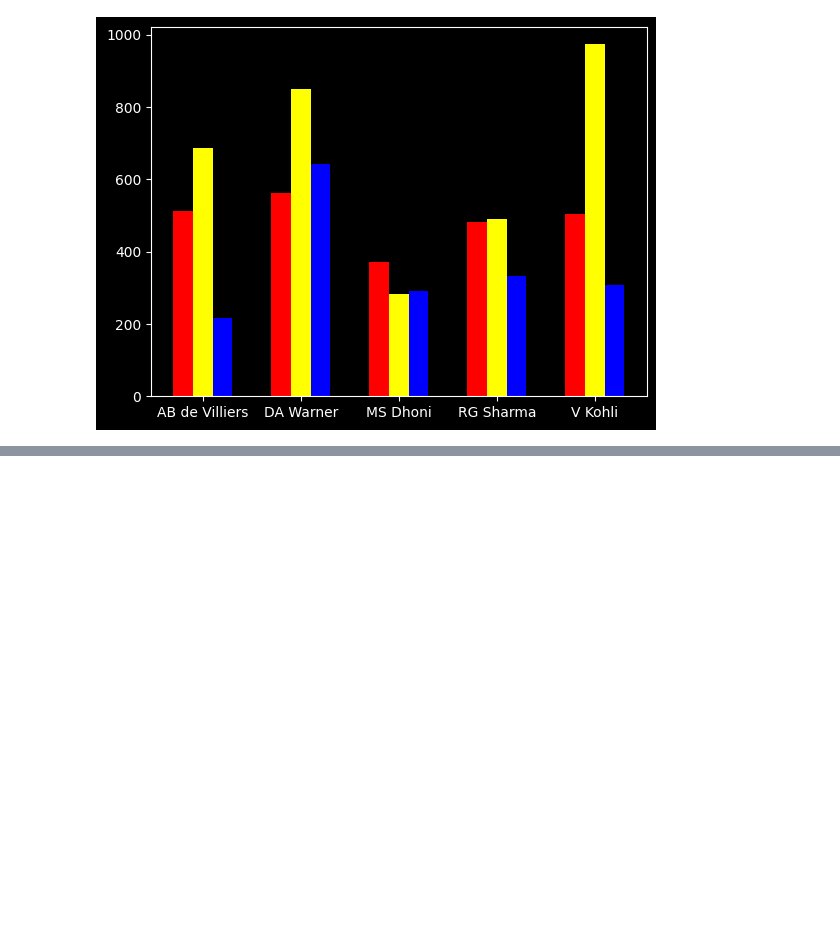
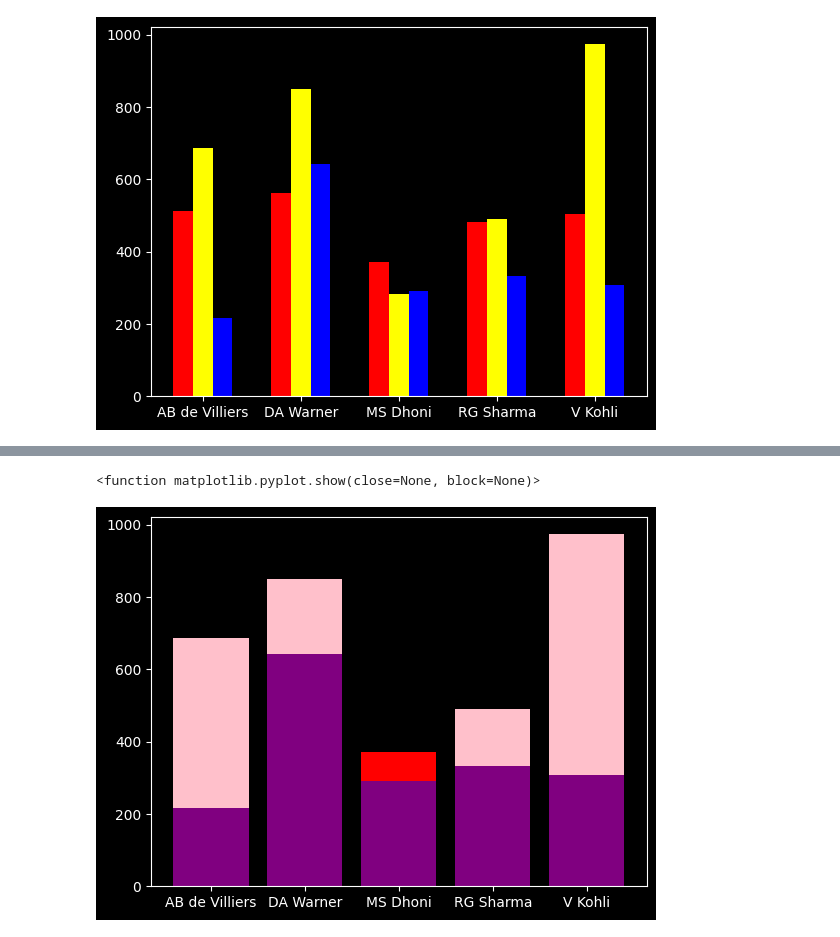
Before and after one commit to aayushmanz/Python-For-Data-Science, a Jupyter notebook: Matplotlib in Python/Bar chart in Matplotlib.ipynb, the cells around one changed output, grey strips where cells are left out. Saved outputs shown, nothing was run; the diff lists cells and outputs as text; code cells hidden in the pictures; blank space fills up the shorter version.

Commit message:
Implement code changes to enhance functionality and improve performance

```diff
--- a/Matplotlib in Python/Bar chart in Matplotlib.ipynb
+++ b/Matplotlib in Python/Bar chart in Matplotlib.ipynb
@@ -54,0 +71,11 @@ plt.show()
+# %%
+# stacked bar chart
+
+plt.bar(df['batsman'], df['2015'], color='red')
+plt.bar(df['batsman'], df['2016'], color='pink')
+plt.bar(df['batsman'], df['2017'], color='purple')
+
+plt.show
+# %% [output]
+<function matplotlib.pyplot.show(close=None, block=None)>
+[figure, added]
```
Also changed, not shown: parts of 2 cells of this notebook.
